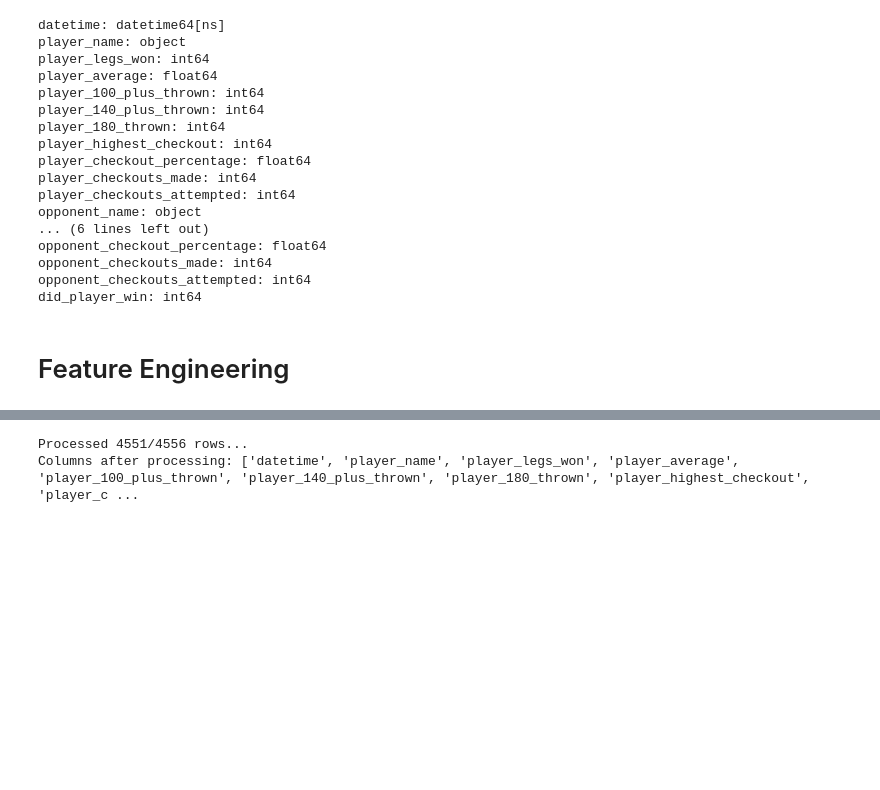
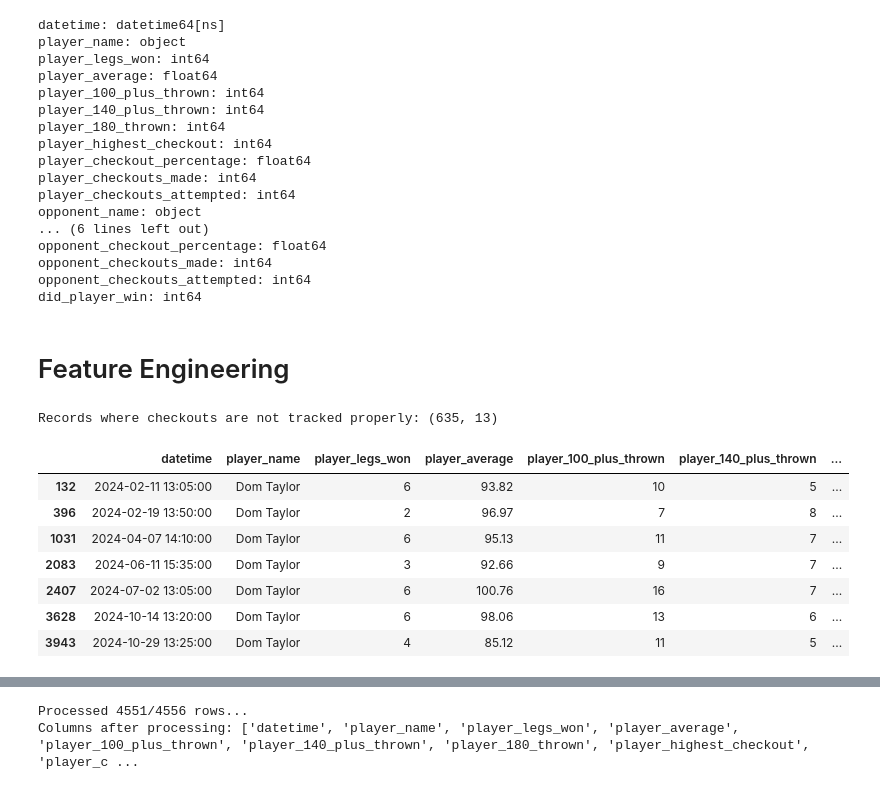
Before and after one commit to ATRedshaw/darts-data-analytics, a Jupyter notebook: predictive-model/predictive.ipynb, the cells around one changed output, grey strips where cells are left out. Saved outputs shown, nothing was run; the diff lists cells and outputs as text; code cells hidden in the pictures; blank space fills up the shorter version.

Commit message:
Checkout attempt imputation for missing data

```diff
--- a/predictive-model/predictive.ipynb
+++ b/predictive-model/predictive.ipynb
@@ -255,3 +258,40 @@ opponent_checkouts_attempted: int64
 did_player_win: int64
 # %% [markdown]
 # Feature Engineering
+# %%
+def drop_opponent_columns(df):
+    """
+    Drop any columns that start with 'opponent_' except for 'opponent_name'.
+
+    Args:
+        df (pd.DataFrame): The dataframe from which to drop columns.
+
+    Returns:
+        pd.DataFrame: The dataframe with specified opponent columns dropped.
+    """
+    return df.drop(columns=[col for col in df.columns if col.startswith('opponent_') and col != 'opponent_name'])
+
+# Preprocessing
+darts_matches = drop_opponent_columns(darts_matches)
+
+# Print the shape of the dataframe where player_checkouts_attempted is 0 but player_checkouts_made is not 0
+temp_more_checkouts_than_attempts = darts_matches[
+    (darts_matches['player_checkouts_attempted'] < darts_matches['player_checkouts_made'])
+]
+print(f'Records where checkouts are not tracked properly: {temp_more_checkouts_than_attempts.shape}')
+
+# Display all rows where player is 'Dom Taylor' and checkouts are not tracked properly
+display(darts_matches[
+    (darts_matches['player_name'] == 'Dom Taylor') &
+    (darts_matches['player_checkouts_attempted'] < darts_matches['player_checkouts_made'])
+])
+# %% [output]
+Records where checkouts are not tracked properly: (635, 13)
+|  | datetime | player_name | player_legs_won | player_average | player_100_plus_thrown | player_140_plus_thrown | ... |
+| 132 | 2024-02-11 13:05:00 | Dom Taylor | 6 | 93.82 | 10 | 5 | ... |
+| 396 | 2024-02-19 13:50:00 | Dom Taylor | 2 | 96.97 | 7 | 8 | ... |
+| 1031 | 2024-04-07 14:10:00 | Dom Taylor | 6 | 95.13 | 11 | 7 | ... |
+| 2083 | 2024-06-11 15:35:00 | Dom Taylor | 3 | 92.66 | 9 | 7 | ... |
+| 2407 | 2024-07-02 13:05:00 | Dom Taylor | 6 | 100.76 | 16 | 7 | ... |
+| 3628 | 2024-10-14 13:20:00 | Dom Taylor | 6 | 98.06 | 13 | 6 | ... |
+| 3943 | 2024-10-29 13:25:00 | Dom Taylor | 4 | 85.12 | 11 | 5 | ... |
```
Also changed, not shown: parts of 3 cells of this notebook.
